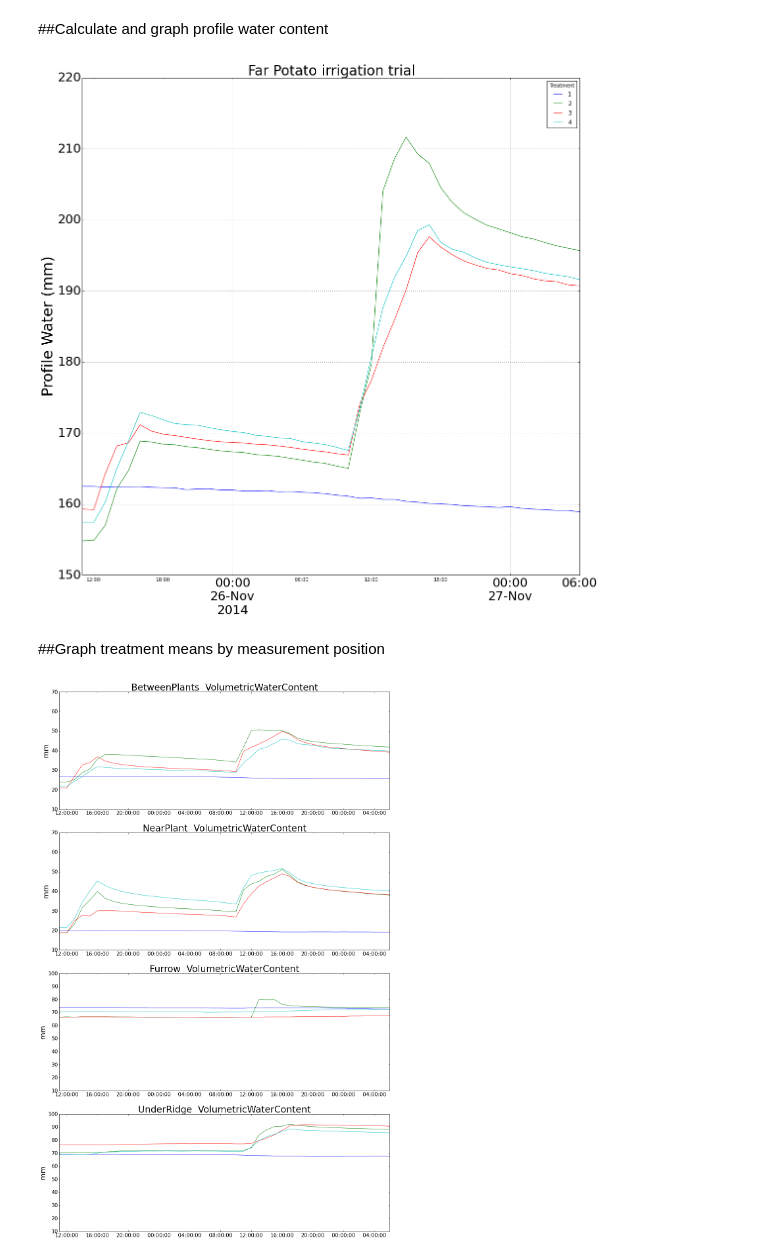
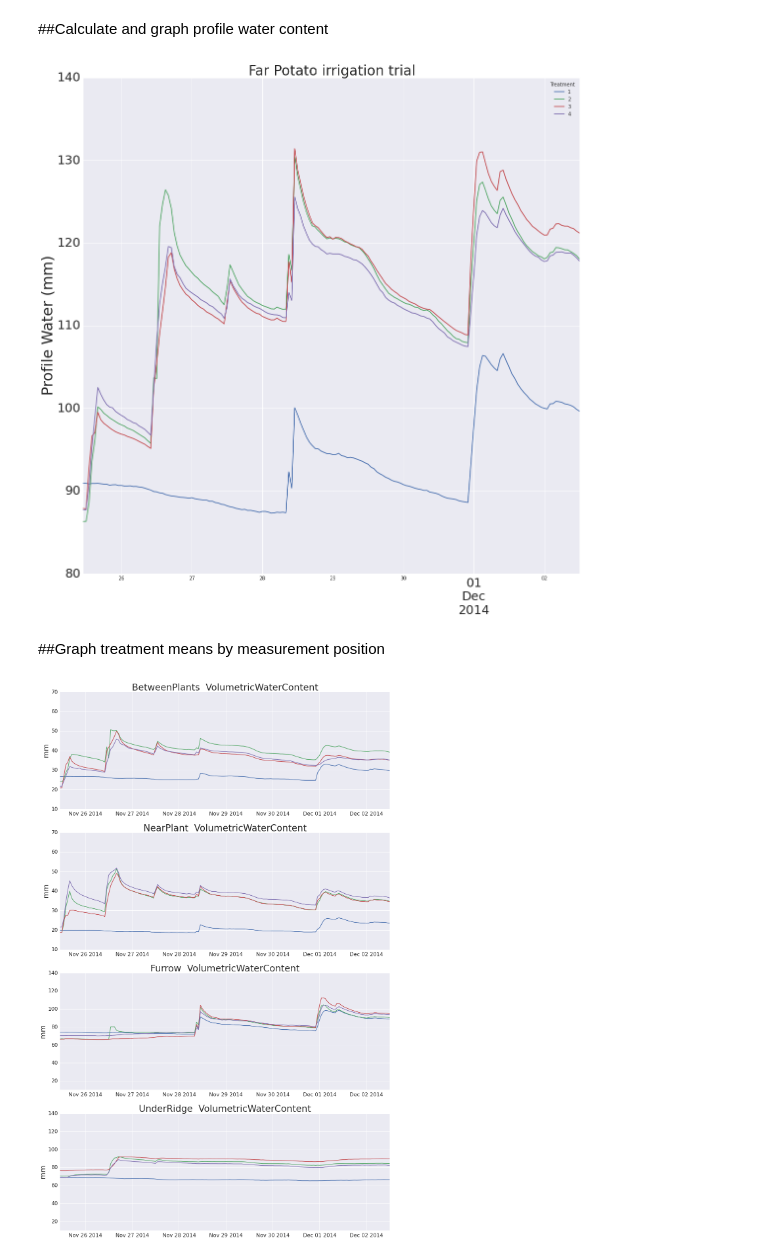
Before and after one commit to HamishBrownPFR/FarPotatos, a Jupyter notebook: SoilWaterAnalysis.ipynb, the cells around one changed output. Cells and saved outputs as stored; diff of their text form; code cells hidden in the pictures.

```diff
--- a/SoilWaterAnalysis.ipynb
+++ b/SoilWaterAnalysis.ipynb
@@ -6,6 +6,7 @@ import pandas as pd
 import numpy as np
 import matplotlib.pyplot as plt
 %matplotlib inline
+import seaborn as sns
 
 #Read in data
 AllData=pd.read_csv('K:\Rainshelter\FARPotatoes\SpudsTDR_Table2.dat', #specify file path for data to read in
@@ -28,5 +29,10 @@ AllDataIndex.sort_index()
 Data=AllDataIndexed.transpose()
 Data.sort(inplace=True)
 
+#Remove rogue sensor values
+CleanData = Data.where(Data<0.6,np.nan)
+CleanData = CleanData.where(Data>0,np.nan)
+#CleanData.interpolate()
+
 #Calculate treatment means
-DataMeans = Data.groupby(level=['Treatment','Position'],axis=1).mean()
+DataMeans = CleanData.groupby(level=['Treatment','Position'],axis=1).mean()
@@ -54,39 +48,40 @@ DataMeans = Data.groupby(level=['Position','Treatment'],axis=1).mean()
 # %% [markdown]
 ##Calculate and graph profile water content
 # %%
+#Recalculate treatment means with indexes in different order
+DataMeans = CleanData.groupby(level=['Position','Treatment'],axis=1).mean()
+
 #Calculate the water content of the soil profile by multiplying the volumetric water content by each layers
 #depth and summing.  The top layers are divided by 2 to average the two readings and divided by 2 again
 #to account for the depth of the ridge only being half soil
 ProfileWater = DataMeans.ix[:,'BetweenPlants'] * 250/2/2 + \
                DataMeans.ix[:,'NearPlant'] * 250/2/2 + \
-               DataMeans.ix[:,'Furrow'] * 300 + \
-               DataMeans.ix[:,'UnderRidge'] * 300
+               DataMeans.ix[:,'Furrow'] * 300/2 + \
+               DataMeans.ix[:,'UnderRidge'] * 300/2
 #ProfileWater.ix[StartDateString:,:].plot(figsize=(18,18))
 ProfileWater.plot(figsize=(18,18))
 plt.ylabel('Profile Water (mm)', fontsize=30);
 plt.tick_params(labelsize=25)
 plt.title('Far Potato irrigation trial', fontsize=28);
 # %% [output]
-[figure, old version]
+[figure, new version]
 # %% [markdown]
 ##Graph treatment means by measurement position
 # %%
-MeanLookSlice = DataMeans.ix[StartDateString:]
-
 Fig = plt.figure(figsize=(18, 60))
 
 def MakePlot(Position, Depth, LayerThickness, Ymax):
         Fig.add_subplot(8,1,Position)
         plt.title(Depth + '  VolumetricWaterContent', fontsize=28);
-        plt.plot(MeanLookSlice.index,MeanLookSlice.ix[StartDateString:,Depth]*LayerThickness);
+        plt.plot(DataMeans.index,DataMeans.ix[:,Depth]*LayerThickness);
         plt.ylabel('mm', fontsize=22);
         plt.tick_params(labelsize=16);
         plt.ylim(10,Ymax);
         return;
 
 MakePlot(1,'BetweenPlants',150,70)
 MakePlot(2,'NearPlant',150,70)
-MakePlot(3,'Furrow',300,100)
-MakePlot(4,'UnderRidge',300,100)
+MakePlot(3,'Furrow',300,140)
+MakePlot(4,'UnderRidge',300,140)
 # %% [output]
-[figure, old version]
+[figure, new version]
```
Also changed, not shown: parts of 7 cells of this notebook, 1 other file.
